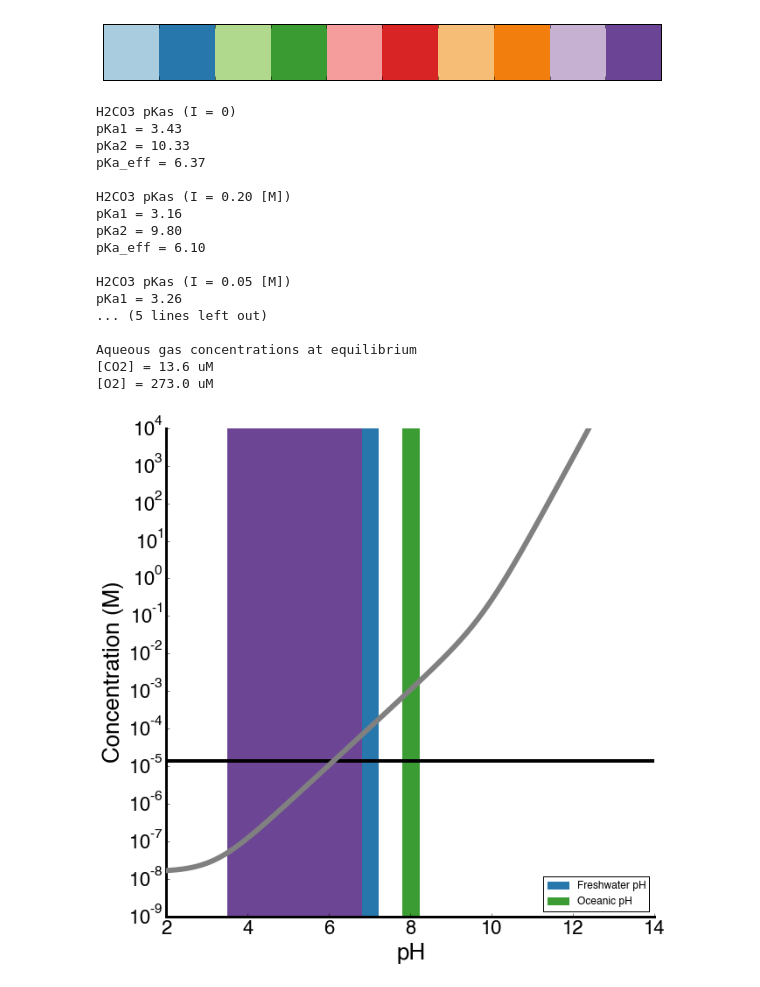
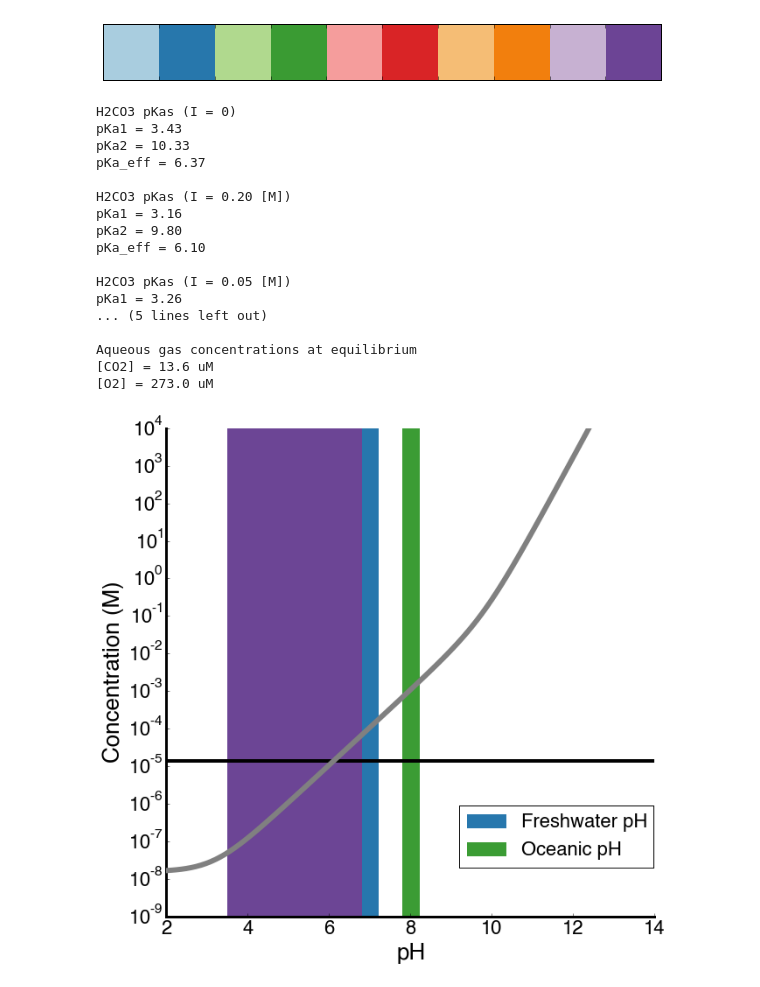
Before and after one commit to jackdesmarais/DabTransporterPaper, a Jupyter notebook: scripts/Figure 5 Model figure.ipynb, the cells around one changed output. Saved outputs shown, nothing was run; the diff lists cells and outputs as text; code cells hidden in the pictures.

```diff
--- a/scripts/Figure 5 Model figure.ipynb
+++ b/scripts/Figure 5 Model figure.ipynb
@@ -245,34 +245,34 @@ pylab.xlim((2, 12))
 pylab.ylim((1e-9, 1e4))
 
 pylab.axvspan(3.5, 6.8, zorder=0, color=nCol)
 pylab.axvspan(6.8, 7.2, zorder=0, color=utils.qual_palette[1], label='Freshwater pH')
 pylab.axvspan(7.8, 8.2, zorder=0, color=utils.qual_palette[3], label='Oceanic pH')
-plt.legend(loc=4)
+plt.legend(loc=(0.6,0.1),fontsize=22)
 
 
 pylab.xticks(np.arange(2,15, 2), fontsize=22)
 pylab.yticks(fontsize=22)
 
 plt.savefig('fig5//fig5A.eps',format='eps',bbox_inches='tight')
 plt.show()
 # %% [output]
 H2CO3 pKas (I = 0)
 pKa1 = 3.43
 pKa2 = 10.33
 pKa_eff = 6.37
 
 H2CO3 pKas (I = 0.20 [M])
 pKa1 = 3.16
 pKa2 = 9.80
 pKa_eff = 6.10
 
 H2CO3 pKas (I = 0.05 [M])
 pKa1 = 3.26
 ... (5 lines left out)
 
 Aqueous gas concentrations at equilibrium
 [CO2] = 13.6 uM
 [O2] = 273.0 uM
-[figure, old version]
+[figure, new version]
 # %%
 ax.axvline?
```
Also changed, not shown: 15 other files.
